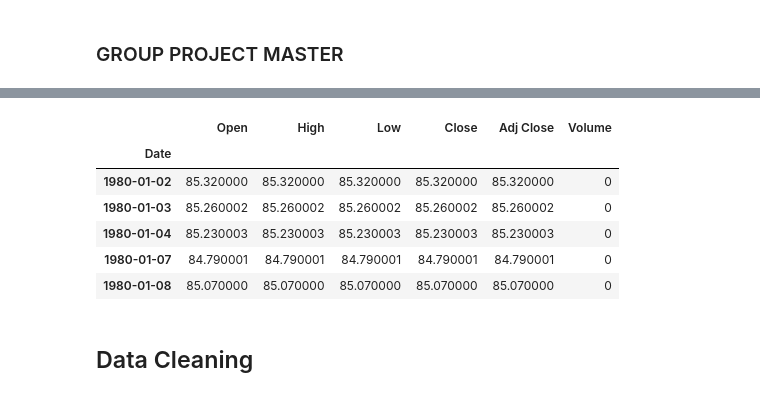
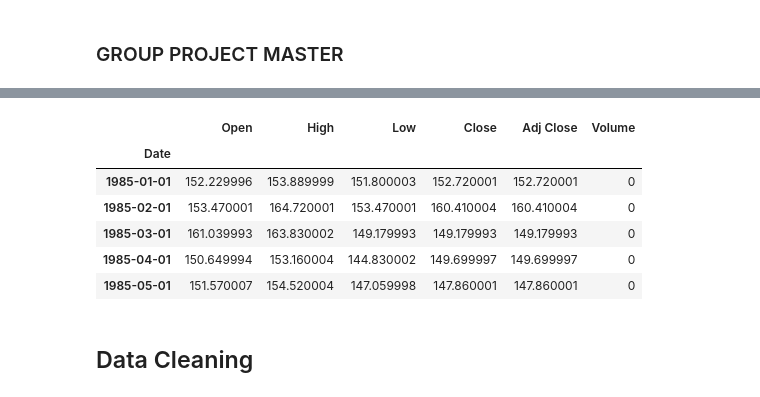
Before and after one commit to lfarlima/Monte-Carlo-Simulation, a Jupyter notebook: Project-01/Project1_master.ipynb, the cells around one changed output, grey strips where cells are left out. Cells and saved outputs as stored; diff of their text form; code cells hidden in the pictures.

```diff
--- a/Project-01/Project1_master.ipynb
+++ b/Project-01/Project1_master.ipynb
@@ -35,23 +30,24 @@ wti_df = pd.read_csv("DATA SOURCES/Crude_Oil_WTI.csv", index_col ="DATE", infer_
 # %%
 # set, pull and display data from YFinance
 dxy_df = yf.download('DX-Y.NYB',
                        start='1980-01-01',
-                       end='2020-12-31',
+                       end='2021-01-31',
                        progress=False,
                        index_col ='Date',
+                        interval ="1mo",
                        infer_datetime_format= True,
                        parse_dates = True,
 
 )
 dxy_df.head()
 # %% [output]
 |  | Open | High | Low | Close | Adj Close | Volume |
 | Date |  |  |  |  |  |  |
-| 1980-01-02 | 85.320000 | 85.320000 | 85.320000 | 85.320000 | 85.320000 | 0 |
-| 1980-01-03 | 85.260002 | 85.260002 | 85.260002 | 85.260002 | 85.260002 | 0 |
-| 1980-01-04 | 85.230003 | 85.230003 | 85.230003 | 85.230003 | 85.230003 | 0 |
-| 1980-01-07 | 84.790001 | 84.790001 | 84.790001 | 84.790001 | 84.790001 | 0 |
-| 1980-01-08 | 85.070000 | 85.070000 | 85.070000 | 85.070000 | 85.070000 | 0 |
+| 1985-01-01 | 152.229996 | 153.889999 | 151.800003 | 152.720001 | 152.720001 | 0 |
+| 1985-02-01 | 153.470001 | 164.720001 | 153.470001 | 160.410004 | 160.410004 | 0 |
+| 1985-03-01 | 161.039993 | 163.830002 | 149.179993 | 149.179993 | 149.179993 | 0 |
+| 1985-04-01 | 150.649994 | 153.160004 | 144.830002 | 149.699997 | 149.699997 | 0 |
+| 1985-05-01 | 151.570007 | 154.520004 | 147.059998 | 147.860001 | 147.860001 | 0 |
 # %% [markdown]
 ## Data Cleaning
 # %%
```
Also changed, not shown: parts of 14 cells of this notebook, 6 other files.
